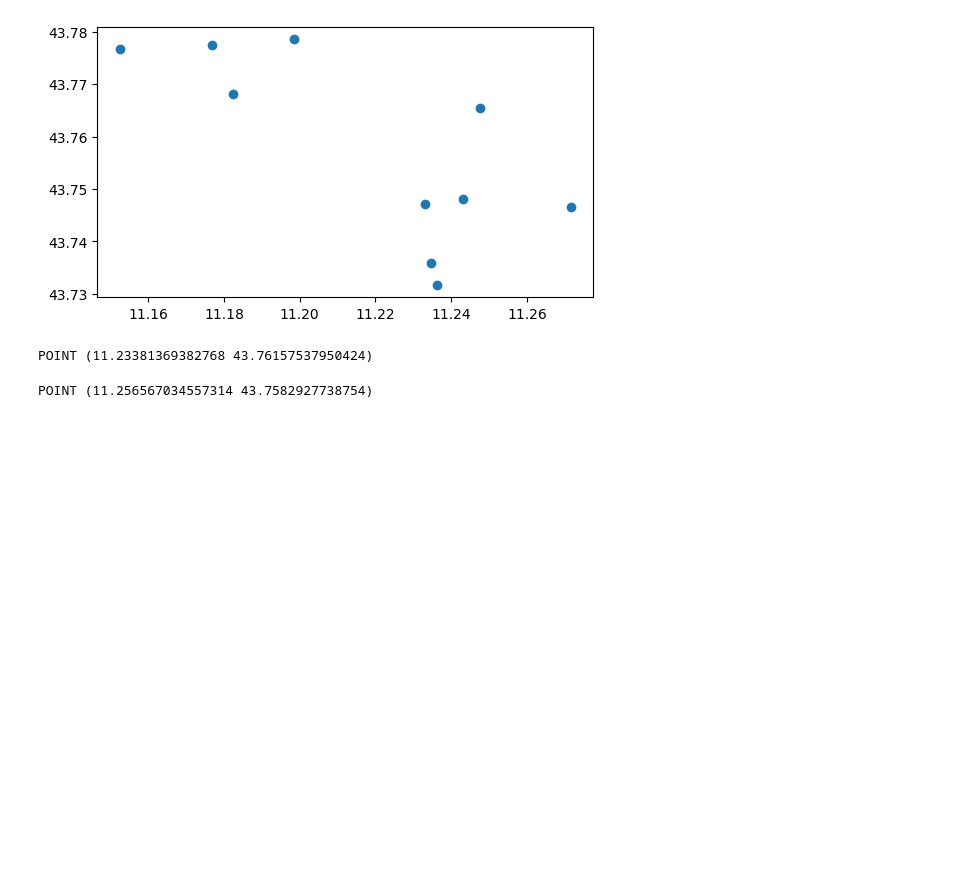
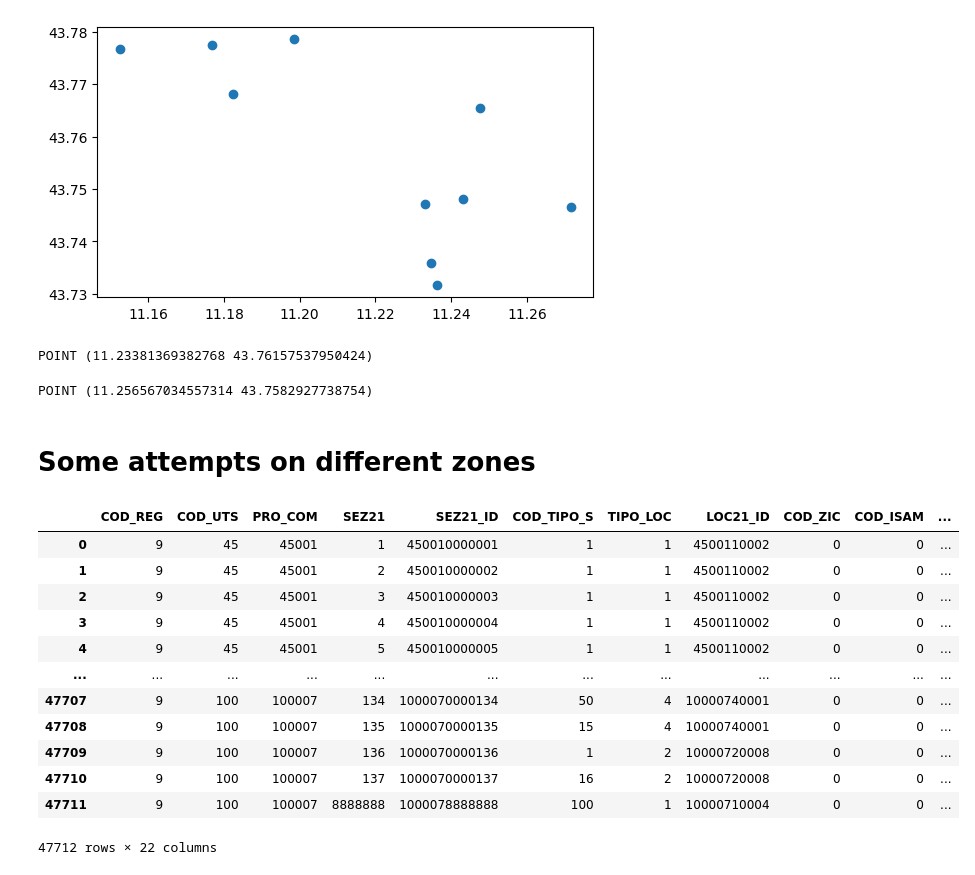
Before and after one commit to Graph-Algorithms-Lab/Travel-Diaries-Reconstruction, a Jupyter notebook: src/GIS.ipynb, the cells around one changed output. Saved outputs shown, nothing was run; the diff lists cells and outputs as text; code cells hidden in the pictures; blank space fills up the shorter version.

```diff
--- a/src/GIS.ipynb
+++ b/src/GIS.ipynb
@@ -89,3 +89,5 @@ POINT (11.23381369382768 43.76157537950424)
 print(geom.representative_point())
 # %% [output]
 POINT (11.256567034557314 43.7582927738754)
+# %% [markdown]
+# Some attempts on different zones
@@ -91,0 +102,16 @@ POINT (11.256567034557314 43.7582927738754)
+# %%
+gdf
+# %% [output]
+|  | COD_REG | COD_UTS | PRO_COM | SEZ21 | SEZ21_ID | COD_TIPO_S | TIPO_LOC | LOC21_ID | COD_ZIC | COD_ISAM | ... |
+| 0 | 9 | 45 | 45001 | 1 | 450010000001 | 1 | 1 | 4500110002 | 0 | 0 | ... |
+| 1 | 9 | 45 | 45001 | 2 | 450010000002 | 1 | 1 | 4500110002 | 0 | 0 | ... |
+| 2 | 9 | 45 | 45001 | 3 | 450010000003 | 1 | 1 | 4500110002 | 0 | 0 | ... |
+| 3 | 9 | 45 | 45001 | 4 | 450010000004 | 1 | 1 | 4500110002 | 0 | 0 | ... |
+| 4 | 9 | 45 | 45001 | 5 | 450010000005 | 1 | 1 | 4500110002 | 0 | 0 | ... |
+| ... | ... | ... | ... | ... | ... | ... | ... | ... | ... | ... | ... |
+| 47707 | 9 | 100 | 100007 | 134 | 1000070000134 | 50 | 4 | 10000740001 | 0 | 0 | ... |
+| 47708 | 9 | 100 | 100007 | 135 | 1000070000135 | 15 | 4 | 10000740001 | 0 | 0 | ... |
+| 47709 | 9 | 100 | 100007 | 136 | 1000070000136 | 1 | 2 | 10000720008 | 0 | 0 | ... |
+| 47710 | 9 | 100 | 100007 | 137 | 1000070000137 | 16 | 2 | 10000720008 | 0 | 0 | ... |
+| 47711 | 9 | 100 | 100007 | 8888888 | 1000078888888 | 100 | 1 | 10000710004 | 0 | 0 | ... |
+47712 rows × 22 columns
```
Also changed, not shown: parts of 5 cells of this notebook, 9 other files.
